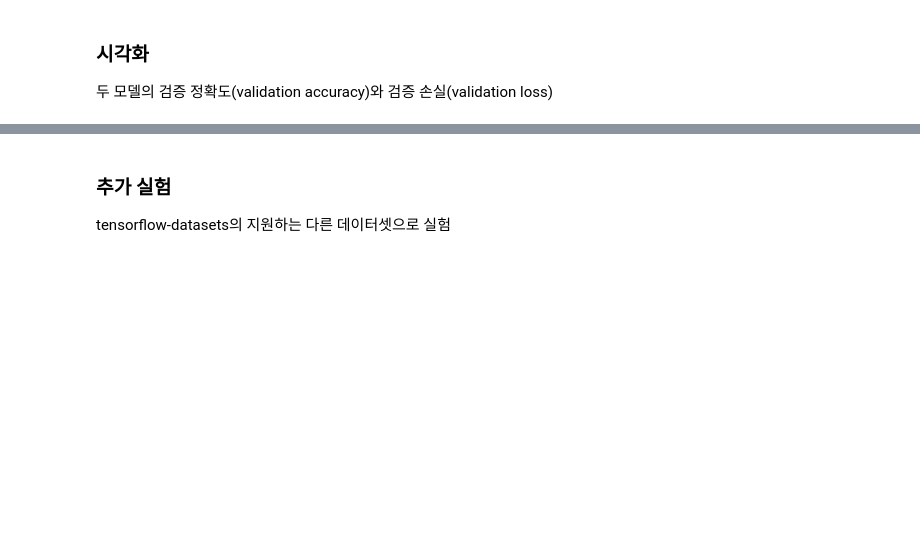
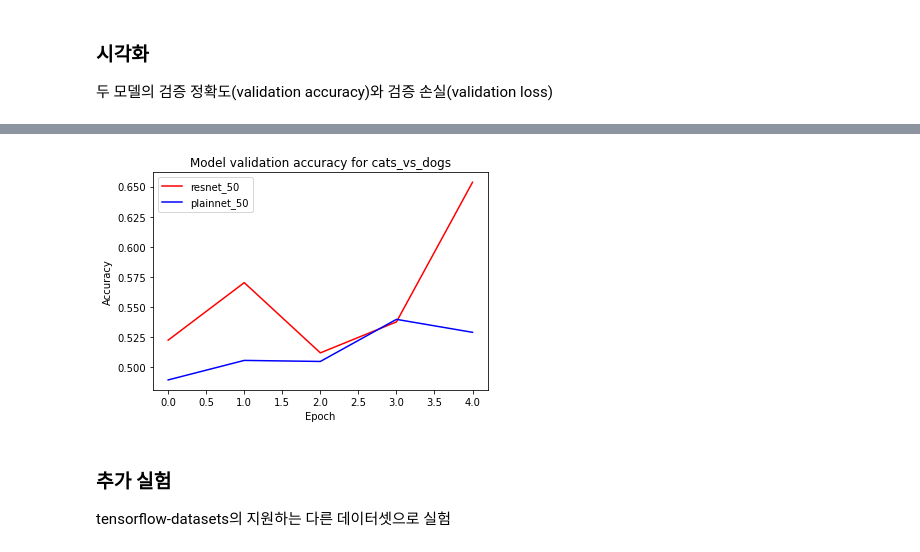
Before and after one commit to stereo-weld/explorations, a Jupyter notebook: CV2_Project_ResNet_Ablation_Study_v4.ipynb, the cells around one changed output, grey strips where cells are left out. Cells and saved outputs as stored; diff of their text form; code cells hidden in the pictures; blank space fills up the shorter version.

```diff
--- a/CV2_Project_ResNet_Ablation_Study_v4.ipynb
+++ b/CV2_Project_ResNet_Ablation_Study_v4.ipynb
@@ -563,7 +508,7 @@ def resnet_101(inputs):
 def resnet_152(inputs):
     return resnet_type2(inputs, layer_params=[3, 8, 36, 3])
 # %%
-def build_resnet(input_shape=input_shape, is_50=True):
+def build_resnet(input_shape=None, is_50=True):
 
     input_tensor = Input(shape=input_shape, dtype='float32', name='input_layer')
 
@@ -1026,3 +1129,15 @@ plt.show()
+# %%
+# 검증 정확도(validation accuracy)
+
+plt.plot(history_resnet50.history['val_accuracy'], 'r')
+plt.plot(history_plainnet50.history['val_accuracy'], 'b')
+plt.title('Model validation accuracy for cats_vs_dogs')
+plt.ylabel('Accuracy')
+plt.xlabel('Epoch')
+plt.legend(['resnet_50', 'plainnet_50'], loc='upper left')
+plt.show()
+# %% [output]
+[figure, added]
 # %% [markdown]
 ### 추가 실험
 
```
Also changed, not shown: parts of 76 cells of this notebook.
